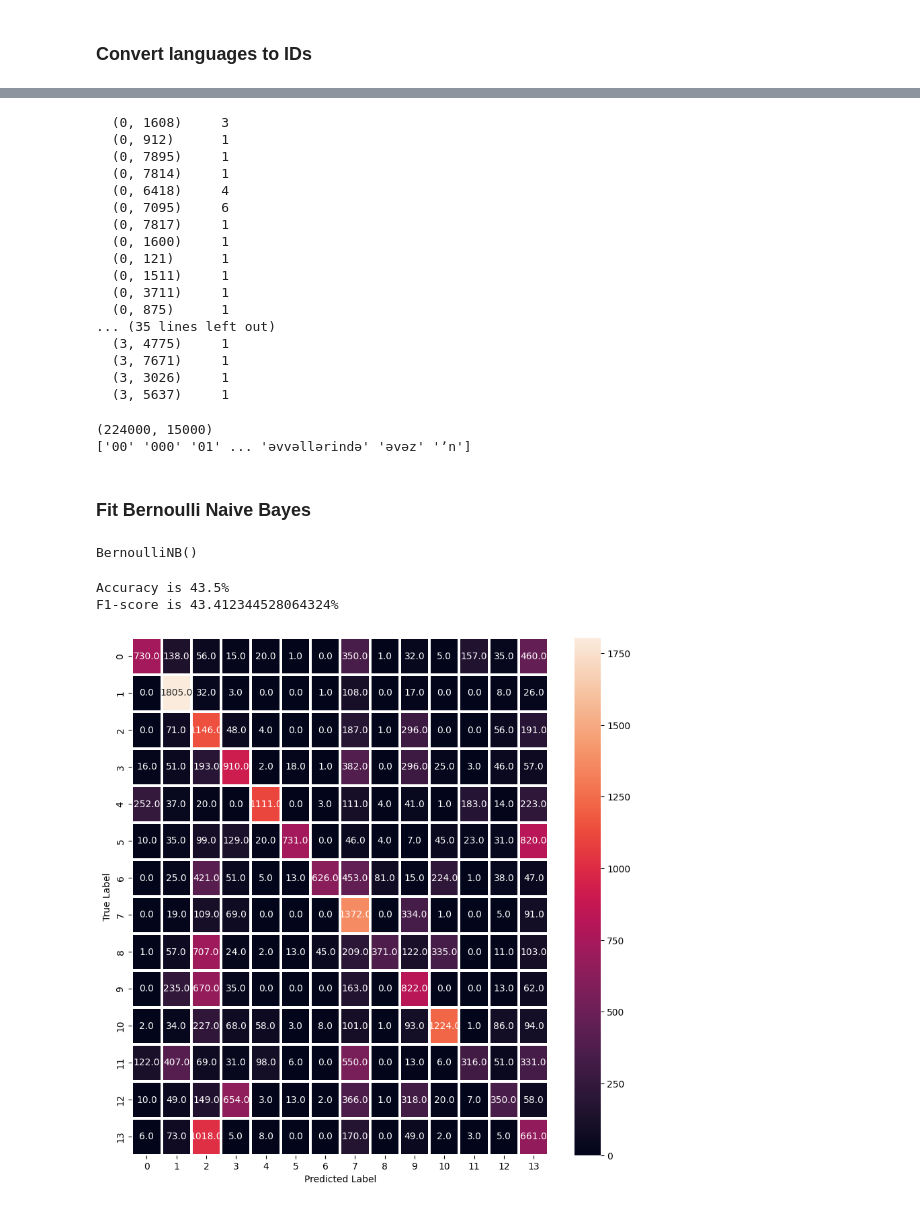
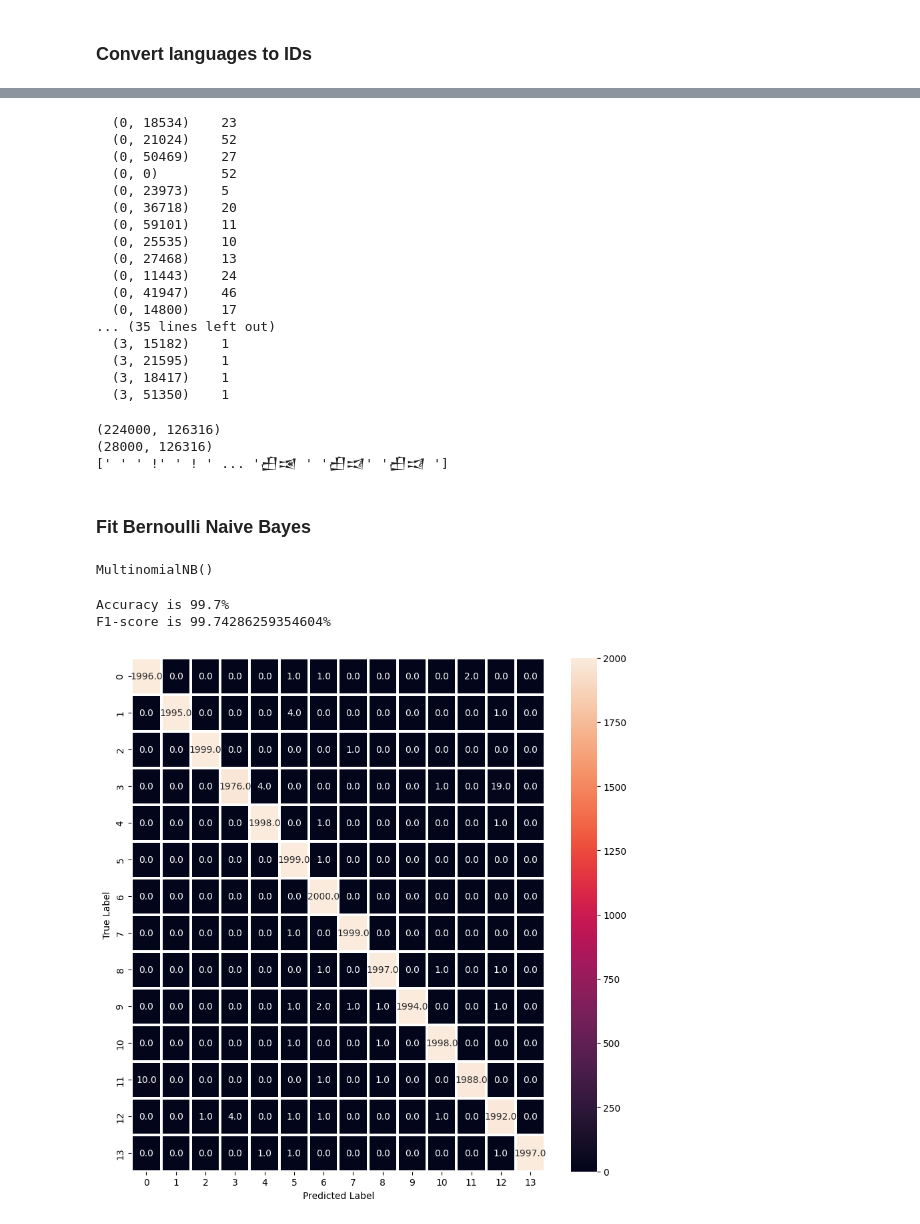
Before and after one commit to tira-io/nlpbuw-fsu-sose-24-team-tapestry, a Jupyter notebook: language-identification-erik/naive_bayes.ipynb, the cells around one changed output, grey strips where cells are left out. Drawn from its saved outputs; the diff is of its cells as text; code cells hidden in the pictures.

```diff
--- a/language-identification-erik/naive_bayes.ipynb
+++ b/language-identification-erik/naive_bayes.ipynb
@@ -94,62 +94,65 @@ print(text_train_cleaned[:4])
 # %%
-vec = CountVectorizer(max_features=8000)
-text_train_vec = vec.fit_transform(text_train_cleaned)
-text_val_vec = vec.fit_transform(text_val_cleaned)
+#vec = CountVectorizer(max_features=8000)
+#text_train_vec = vec.fit_transform(text_train_cleaned)
+#text_val_vec = vec.transform(text_val_cleaned)
 
-#vec2 = CountVectorizer(analyzer='char', ngram_range=(2, 3), max_features=15000)
-#text_train_vec2 = vec2.fit_transform(text_train_cleaned)
-#text_val_vec2 = vec2.fit_transform(text_val_cleaned)
+vec2 = CountVectorizer(analyzer='char', ngram_range=(1, 3))
+text_train_vec2 = vec2.fit_transform(text_train_cleaned)
+text_val_vec2 = vec2.transform(text_val_cleaned)
 
-print(text_train_vec[:4])
+print(text_train_vec2[:4])
 # %% [output]
-  (0, 1608)     3
-  (0, 912)      1
-  (0, 7895)     1
-  (0, 7814)     1
-  (0, 6418)     4
-  (0, 7095)     6
-  (0, 7817)     1
-  (0, 1600)     1
-  (0, 121)      1
-  (0, 1511)     1
-  (0, 3711)     1
-  (0, 875)      1
+  (0, 18534)    23
+  (0, 21024)    52
+  (0, 50469)    27
+  (0, 0)        52
+  (0, 23973)    5
+  (0, 36718)    20
+  (0, 59101)    11
+  (0, 25535)    10
+  (0, 27468)    13
+  (0, 11443)    24
+  (0, 41947)    46
+  (0, 14800)    17
 ... (35 lines left out)
-  (3, 4775)     1
-  (3, 7671)     1
-  (3, 3026)     1
-  (3, 5637)     1
+  (3, 15182)    1
+  (3, 21595)    1
+  (3, 18417)    1
+  (3, 51350)    1
 # %%
-print(text_train_vec.shape)
-print(vec.get_feature_names_out())
+print(text_train_vec2.shape)
+print(text_val_vec2.shape)
+print(vec2.get_feature_names_out())
 # %% [output]
-(224000, 15000)
-['00' '000' '01' ... 'əvvəllərində' 'əvəz' 'ʼn']
+(224000, 126316)
+(28000, 126316)
+[' ' ' !' ' ! ' ... '𒌷𒀔 ' '𒌷𒀕' '𒌷𒀕 ']
 # %% [markdown]
 ### Fit Bernoulli Naive Bayes
-# %%
-model = BernoulliNB()
-#model = MultinomialNB()
-model.fit(text_train_vec, targets_train_latin_only["lang"])
-# %% [output]
-BernoulliNB()
+# %%
+bernoulli = BernoulliNB()
+multinomial = MultinomialNB()
+bernoulli.fit(text_train_vec2, targets_train_latin_only["lang"])
+multinomial.fit(text_train_vec2, targets_train_latin_only["lang"])
+# %% [output]
+MultinomialNB()
 # %%
 def eval(model, texts, targets):
     y_pred = model.predict(texts)
     conf_matrix = confusion_matrix(y_pred=y_pred,y_true=targets)
     acc = round(accuracy_score(y_pred=y_pred,y_true=targets),3) * 100
     f1 = f1_score(y_pred=y_pred, y_true=targets, average="weighted")*100
 
     print(f"Accuracy is {acc}%")
     print(f"F1-score is {f1}%")
     plt.subplots(figsize=(10,10))
     sns.heatmap(conf_matrix,annot=True,fmt=".1f",linewidths=1.5)
     plt.xlabel("Predicted Label")
     plt.ylabel("True Label")
     plt.show()
 
-eval(model, text_val_vec, targets_val_latin_only["lang"])
+eval(bernoulli, text_val_vec2, targets_val_latin_only["lang"])
 # %% [output]
-Accuracy is 43.5%
-F1-score is 43.412344528064324%
+Accuracy is 99.7%
+F1-score is 99.74286259354604%
-[figure, old version]
+[figure, new version]
```
Also changed, not shown: parts of 6 cells of this notebook.
